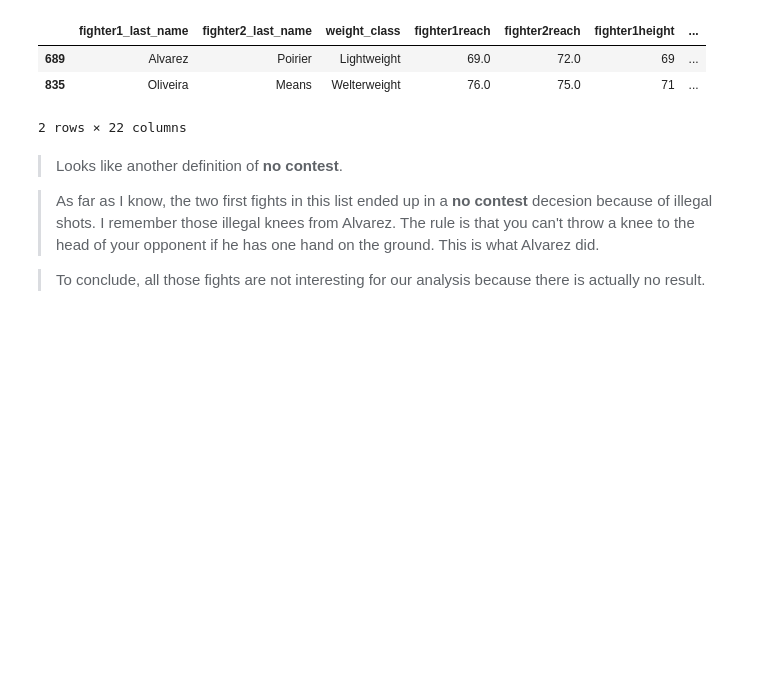
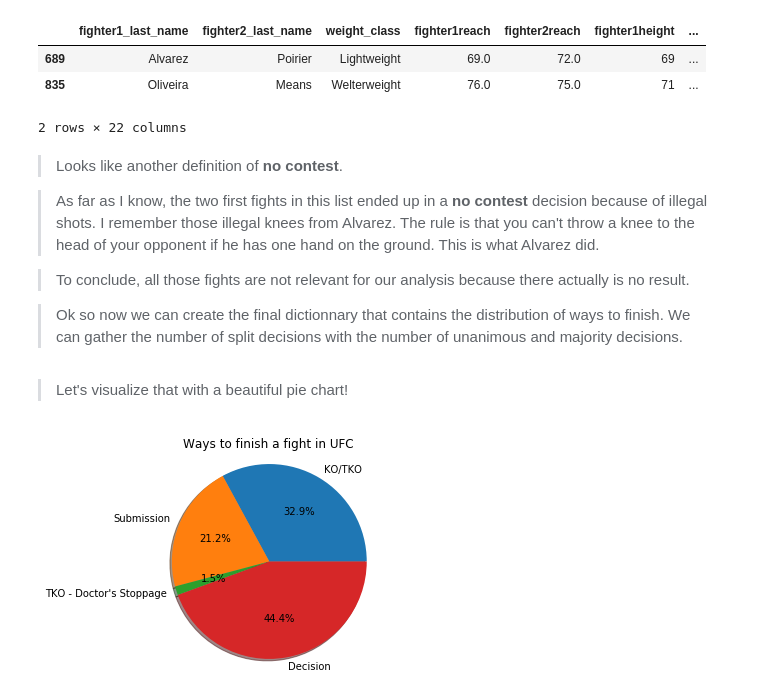
Before and after one commit to goujonbe/ufc-data-analysis, a Jupyter notebook: notebooks/data_analysis.ipynb, the cells around one changed output. Drawn from its saved outputs; the diff is of its cells as text; code cells hidden in the pictures; blank space fills up the shorter version.

Commit message:
Added the distribution of ways to finish a fight analysis

```diff
--- a/notebooks/data_analysis.ipynb
+++ b/notebooks/data_analysis.ipynb
@@ -139,6 +139,7 @@ locations = df_events['location'].dropna()
 # %%
 # let's create a small function that could be useful later
 def get_distribution(data):
+    """returns a dictionnary with the frequency of each value in the data given"""
     distribution = {}
     for value in data:
         if value not in distribution:
@@ -250,6 +241,36 @@ df_fights[df_fights['method'] == 'Could Not Continue'].head(2)
 # %% [markdown]
 > Looks like another definition of **no contest**.
 
-> As far as I know, the two first fights in this list ended up in a **no contest** decesion because of illegal shots. I remember those illegal knees from Alvarez. The rule is that you can't throw a knee to the head of your opponent if he has one hand on the ground. This is what Alvarez did.
+> As far as I know, the two first fights in this list ended up in a **no contest** decision because of illegal shots. I remember those illegal knees from Alvarez. The rule is that you can't throw a knee to the head of your opponent if he has one hand on the ground. This is what Alvarez did.
 
-> To conclude, all those fights are not interesting for our analysis because there is actually no result.
+> To conclude, all those fights are not relevant for our analysis because there actually is no result.
+
+> Ok so now we can create the final dictionnary that contains the distribution of ways to finish.
+We can gather the number of split decisions with the number of unanimous and majority decisions.
+# %%
+number_of_decisions = distribution_ways_to_finish['Decision - Unanimous'] \
+                        + distribution_ways_to_finish['Decision - Split'] \
+                        + distribution_ways_to_finish['Decision - Majority']
+distribution_ways_to_finish.pop('Decision - Unanimous')
+distribution_ways_to_finish.pop('Decision - Split')
+distribution_ways_to_finish.pop('Decision - Majority')
+distribution_ways_to_finish.pop('DQ')
+distribution_ways_to_finish.pop('Overturned')
+distribution_ways_to_finish.pop('Other')
+distribution_ways_to_finish.pop('Could Not Continue')
+distribution_ways_to_finish['Decision'] = number_of_decisions
+# %% [markdown]
+> Let's visualize that with a beautiful pie chart!
+# %%
+# data to plot, need to convert the dictionnary into two lists
+labels = distribution_ways_to_finish.keys()
+sizes = distribution_ways_to_finish.values()
+
+# actual plot
+plt.pie(sizes, labels=labels, autopct='%1.1f%%', shadow=True, startangle=0)
+
+plt.axis('equal')
+plt.title('Ways to finish a fight in UFC')
+plt.show()
+# %% [output]
+[figure, added]
```
Also changed, not shown: parts of 4 cells of this notebook.
